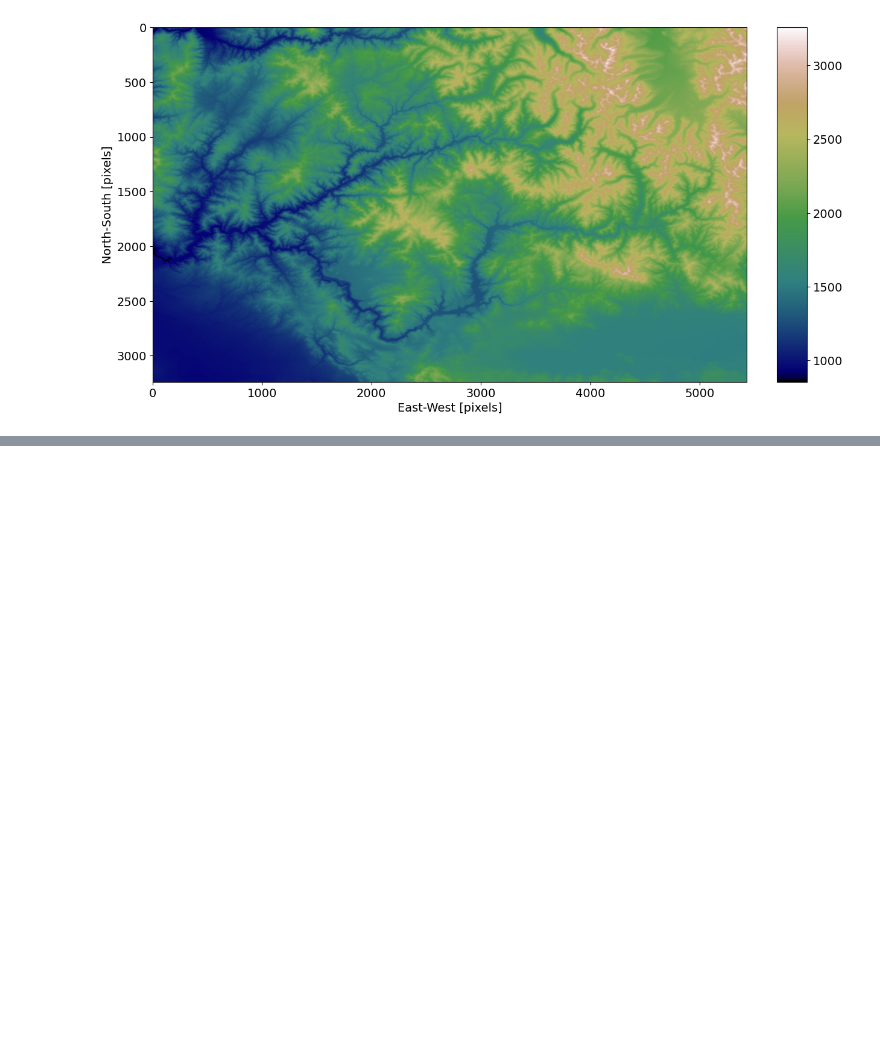
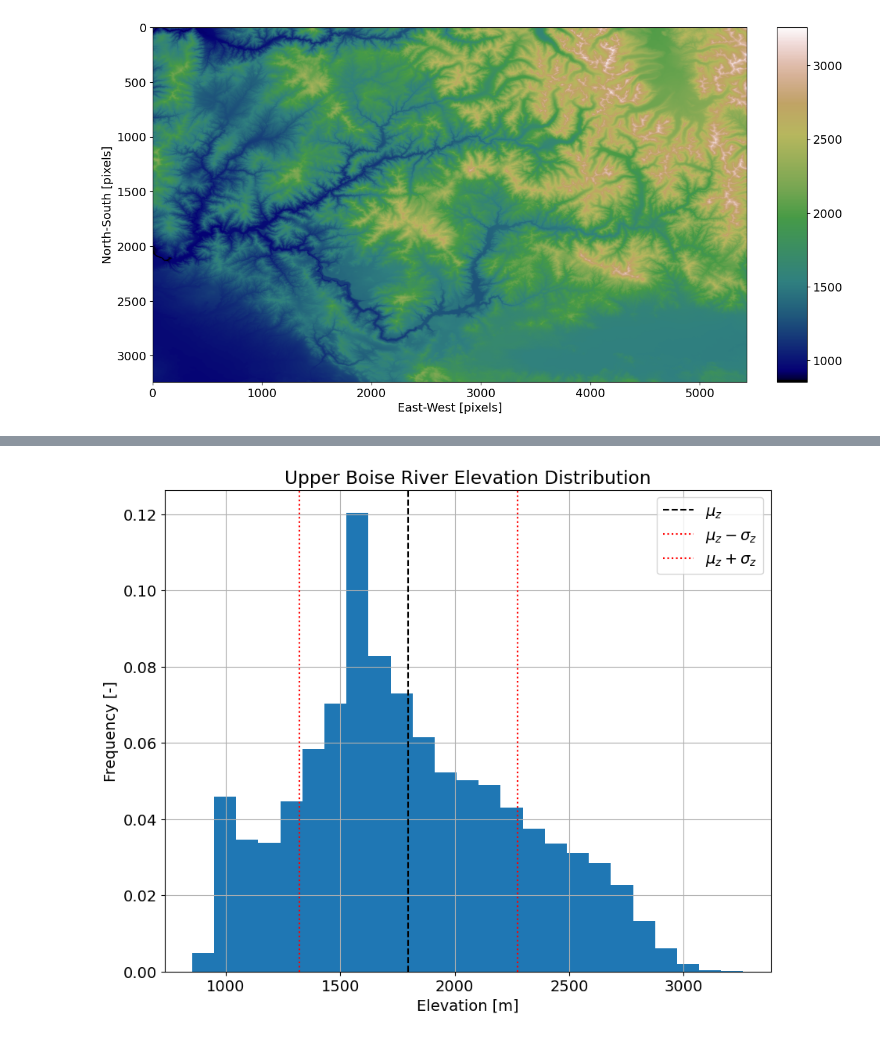
Before and after one commit to scottfordham/sf-GEOS505, a Jupyter notebook: Unit04-Geospatial-Data/Raster Data 1 - Hypsometric Curves.ipynb, the cells around one changed output, grey strips where cells are left out. Saved outputs shown, nothing was run; the diff lists cells and outputs as text; code cells hidden in the pictures; blank space fills up the shorter version.

```diff
--- a/Unit04-Geospatial-Data/Raster Data 1 - Hypsometric Curves.ipynb
+++ b/Unit04-Geospatial-Data/Raster Data 1 - Hypsometric Curves.ipynb
@@ -6,11 +6,14 @@ import rasterio as rio
 import matplotlib.pyplot as plt
 from mpl_toolkits.axes_grid1 import make_axes_locatable
 import pygeohydro as gh
-#from pygeohydro import helpers
-import cartopy
 
 elev_fname = '../data/ubrb_dem_30m.tif'
 lulc_fname = '../data/upper_boise_landcover_30m.tif'
+# elev_fname = '../data/hfork_dem_30m.tif'
+# lulc_fname = '../data/hfork_lulc_30m.tif'
+
+plot_label = 'Upper Boise River'
+# plot_label = 'Upper Snake River'
 # %%
 elev_data = rio.open(elev_fname)
 elev_array = elev_data.read(1)
@@ -77,11 +85,17 @@ zfrac = zhist/zhist.sum()
 # %%
 plt.figure(figsize=(10,8))
 plt.bar(zbin_center,zfrac,width=1.0*(zbin_center[1]-zbin_center[0]))
-plt.title('Upper Boise River Basin Elevation Distribution')
+plt.axvline(zmean, color='k', linestyle='--', label=r'$\mu_z$')
+plt.axvline(zmean-zstd, color='r', linestyle=':', label=r'$\mu_z - \sigma_z$')
+plt.axvline(zmean+zstd, color='r', linestyle=':', label=r'$\mu_z + \sigma_z$')
+plt.title(plot_label+' Elevation Distribution')
 plt.xlabel('Elevation [m]')
 plt.ylabel('Frequency [-]')
 plt.grid('on')
+plt.legend()
 plt.show()
+# %% [output]
+[figure, added]
 # %%
 plt.figure(figsize=(10,8))
 plt.bar(zbin_center,zfrac.cumsum(),width=1.0*(zbin_center[1]-zbin_center[0]))
```
Also changed, not shown: parts of 5 cells of this notebook, 2 other files.
